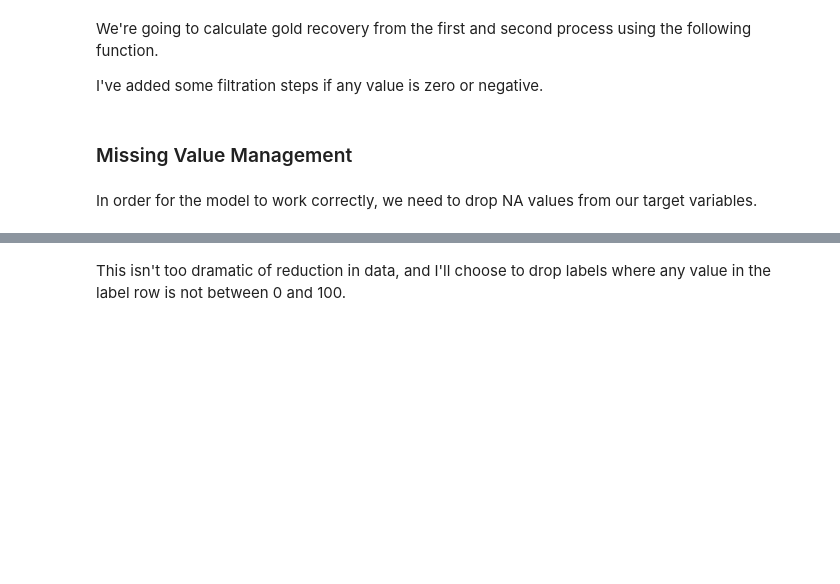
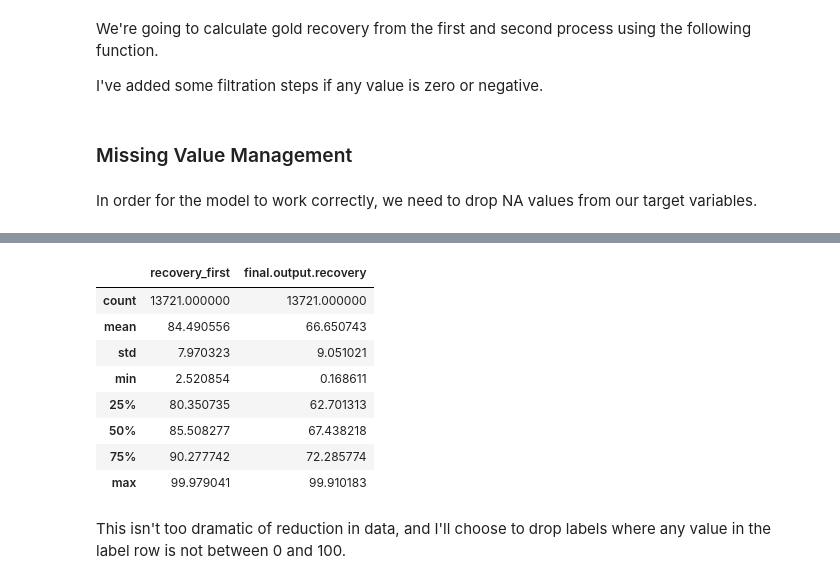
Before and after one commit to jordwil/ds_blog, a Jupyter notebook: _notebooks/2020-07-30-int-project-gold.ipynb, the cells around one changed output, grey strips where cells are left out. Cells and saved outputs as stored; diff of their text form; code cells hidden in the pictures; blank space fills up the shorter version.

```diff
--- a/_notebooks/2020-07-30-int-project-gold.ipynb
+++ b/_notebooks/2020-07-30-int-project-gold.ipynb
@@ -158,6 +151,18 @@ After filtering, we are retaining 87.40% of the testing data
 # %%
 train = train_c
 test = test_c
+# %%
+train[targets].describe()
+# %% [output]
+|  | recovery_first | final.output.recovery |
+| count | 13721.000000 | 13721.000000 |
+| mean | 84.490556 | 66.650743 |
+| std | 7.970323 | 9.051021 |
+| min | 2.520854 | 0.168611 |
+| 25% | 80.350735 | 62.701313 |
+| 50% | 85.508277 | 67.438218 |
+| 75% | 90.277742 | 72.285774 |
+| max | 99.979041 | 99.910183 |
 # %% [markdown]
 This isn't too dramatic of reduction in data, and I'll choose to drop labels where any value in the label row is not between 0 and 100.
 # %%
```
Also changed, not shown: parts of 34 cells of this notebook.
